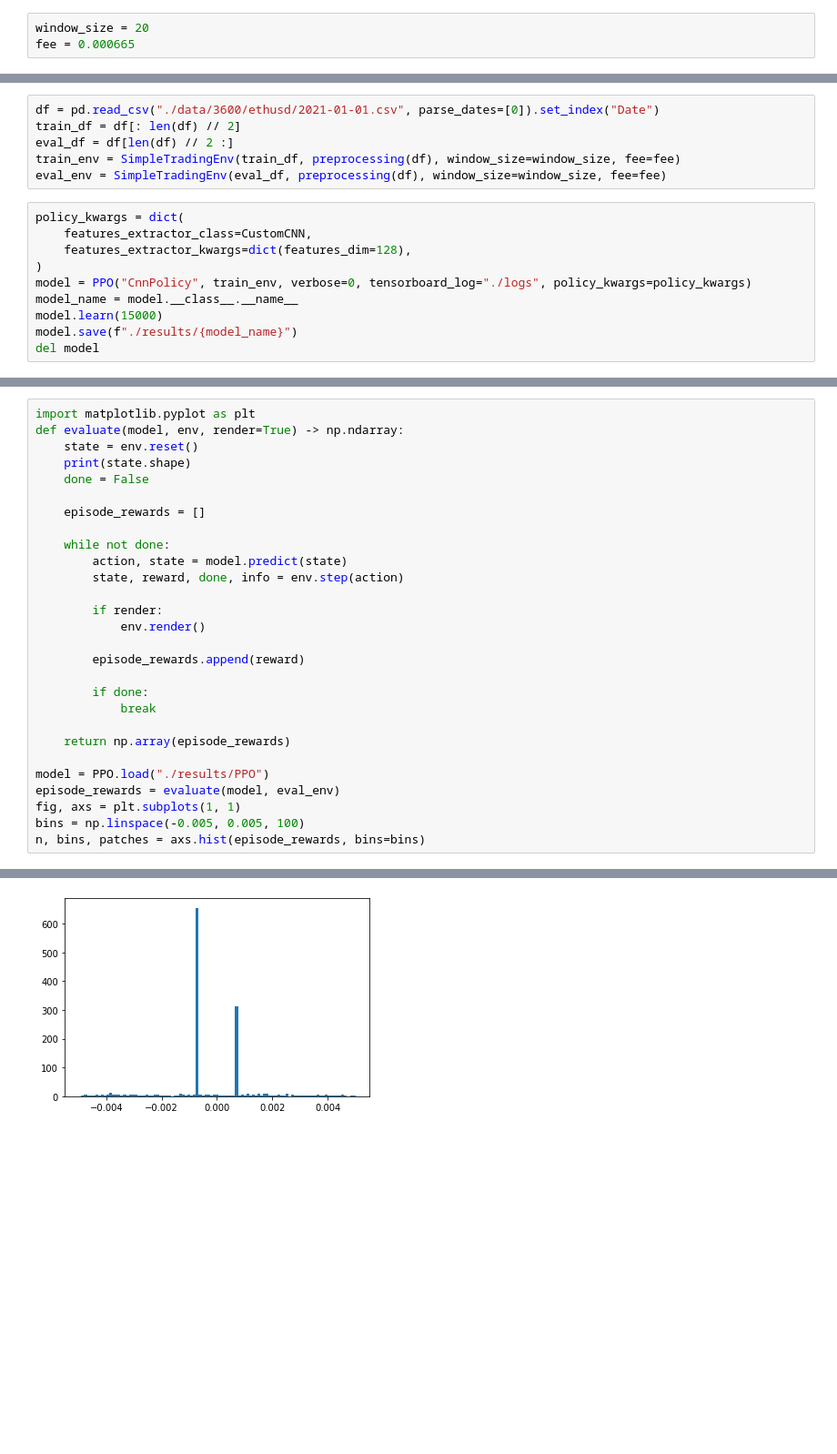
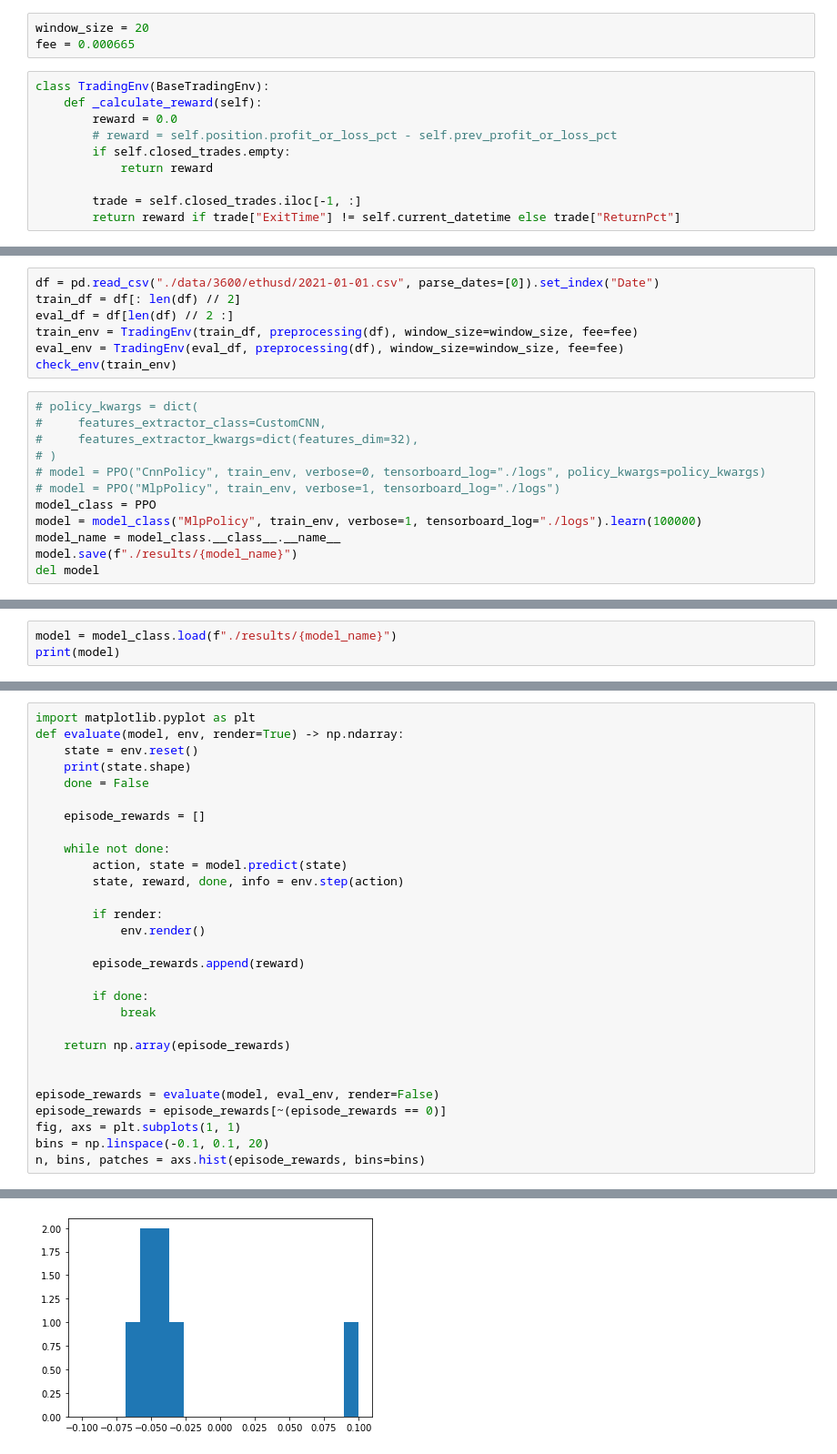
Before and after one commit to napnel/UoA-thesis-s1260099, a Jupyter notebook: simple_trading_env.ipynb, the cells around one changed output, grey strips where cells are left out. Shown: that part at 91% size. Cells and saved outputs as stored; diff of their text form; blank space fills up the shorter version.

```diff
--- a/simple_trading_env.ipynb
+++ b/simple_trading_env.ipynb
@@ -171,3 +17,13 @@ Loading BokehJS ...
 # %%
 window_size = 20
 fee = 0.000665
+# %%
+class TradingEnv(BaseTradingEnv):
+    def _calculate_reward(self):
+        reward = 0.0
+        # reward = self.position.profit_or_loss_pct - self.prev_profit_or_loss_pct
+        if self.closed_trades.empty:
+            return reward
+
+        trade = self.closed_trades.iloc[-1, :]
+        return reward if trade["ExitTime"] != self.current_datetime else trade["ReturnPct"]
@@ -175,15 +39,18 @@ fee = 0.000665
 df = pd.read_csv("./data/3600/ethusd/2021-01-01.csv", parse_dates=[0]).set_index("Date")
 train_df = df[: len(df) // 2]
 eval_df = df[len(df) // 2 :]
-train_env = SimpleTradingEnv(train_df, preprocessing(df), window_size=window_size, fee=fee)
-eval_env = SimpleTradingEnv(eval_df, preprocessing(df), window_size=window_size, fee=fee)
+train_env = TradingEnv(train_df, preprocessing(df), window_size=window_size, fee=fee)
+eval_env = TradingEnv(eval_df, preprocessing(df), window_size=window_size, fee=fee)
+check_env(train_env)
 # %%
-policy_kwargs = dict(
-    features_extractor_class=CustomCNN,
-    features_extractor_kwargs=dict(features_dim=128),
-)
-model = PPO("CnnPolicy", train_env, verbose=0, tensorboard_log="./logs", policy_kwargs=policy_kwargs)
-model_name = model.__class__.__name__
-model.learn(15000)
+# policy_kwargs = dict(
+#     features_extractor_class=CustomCNN,
+#     features_extractor_kwargs=dict(features_dim=32),
+# )
+# model = PPO("CnnPolicy", train_env, verbose=0, tensorboard_log="./logs", policy_kwargs=policy_kwargs)
+# model = PPO("MlpPolicy", train_env, verbose=1, tensorboard_log="./logs")
+model_class = PPO
+model = model_class("MlpPolicy", train_env, verbose=1, tensorboard_log="./logs").learn(100000)
+model_name = model_class.__class__.__name__
 model.save(f"./results/{model_name}")
 del model
@@ -189,0 +75,3 @@ del model
+# %%
+model = model_class.load(f"./results/{model_name}")
+print(model)
@@ -210,10 +100,11 @@ def evaluate(model, env, render=True) -> np.ndarray:
 
     return np.array(episode_rewards)
 
-model = PPO.load("./results/PPO")
-episode_rewards = evaluate(model, eval_env)
+
+episode_rewards = evaluate(model, eval_env, render=False)
+episode_rewards = episode_rewards[~(episode_rewards == 0)]
 fig, axs = plt.subplots(1, 1)
-bins = np.linspace(-0.005, 0.005, 100)
+bins = np.linspace(-0.1, 0.1, 20)
 n, bins, patches = axs.hist(episode_rewards, bins=bins)
 # %% [output]
 (20, 11)
@@ -236 +111 @@ Action: 1, Reward: -0.013846649696905225, Done: False
-[figure, old version]
+[figure, new version]
```
Also changed, not shown: parts of 15 cells of this notebook, 13 other files.
